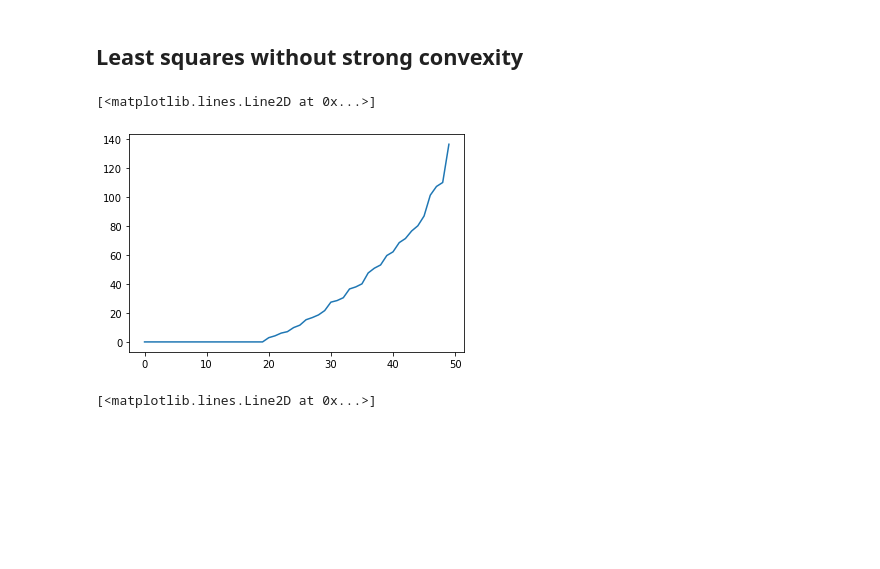
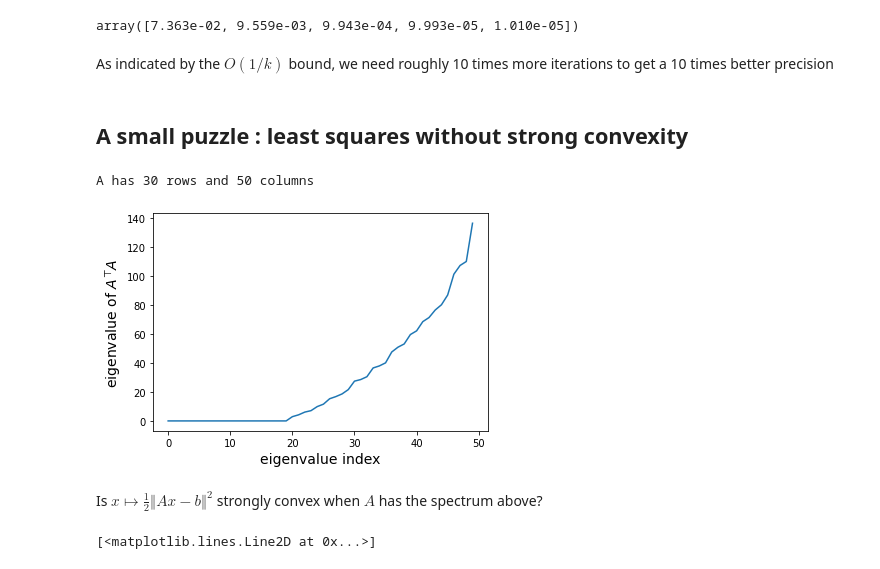
Before and after one commit to mathurinm/mathurinm.github.io, a Jupyter notebook: assets/2022_wust/Lecture2_generic_GD.ipynb, the cells around one changed output. Drawn from its saved outputs; the diff is of its cells as text; code cells hidden in the pictures; blank space fills up the shorter version.

```diff
--- a/assets/2022_wust/Lecture2_generic_GD.ipynb
+++ b/assets/2022_wust/Lecture2_generic_GD.ipynb
@@ -8,16 +29,28 @@ np.set_printoptions(precision=3)
+# %%
+objs[[10, 100, 1000, 10_000, 99_000]]
+# %% [output]
+array([7.363e-02, 9.559e-03, 9.943e-04, 9.993e-05, 1.010e-05])
+# %% [markdown]
+As indicated by the $O(1/k)$ bound, we need roughly 10 times more iterations to get a 10 times better precision
 # %% [markdown]
-## Least squares without strong convexity
+## A small puzzle : least squares without strong convexity
 # %%
 np.random.seed(0)
 n_samples, n_features = 30, 50
 b = np.random.randn(n_samples)
 A = np.random.randn(n_samples, n_features)
 
+print(f"A has {A.shape[0]} rows and {A.shape[1]} columns")
+
 eigvals = np.linalg.eigvalsh(A.T @ A)
 plt.plot(eigvals)
+plt.xlabel("eigenvalue index", fontsize=14)
+plt.ylabel("eigenvalue of $A^\\top A$", fontsize=14);
 # %% [output]
-[<matplotlib.lines.Line2D at 0x...>]
+A has 30 rows and 50 columns
-[figure, old version]
+[figure, new version]
+# %% [markdown]
+Is $x \mapsto \frac12 \Vert Ax - b \Vert^2$ strongly convex when $A$ has the spectrum above?
 # %%
 max_iter = 1000
 L = norm(A, ord=2) ** 2
```
Also changed, not shown: parts of 25 cells of this notebook.
